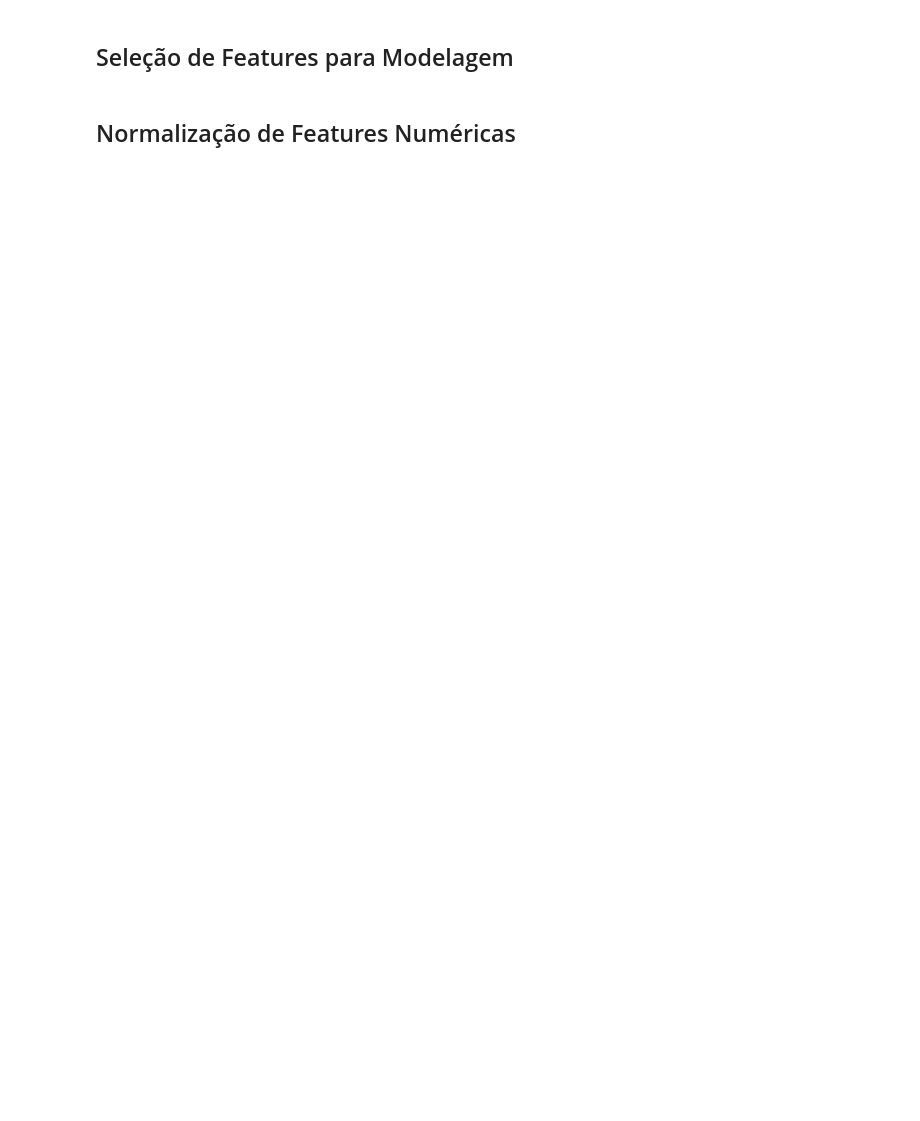
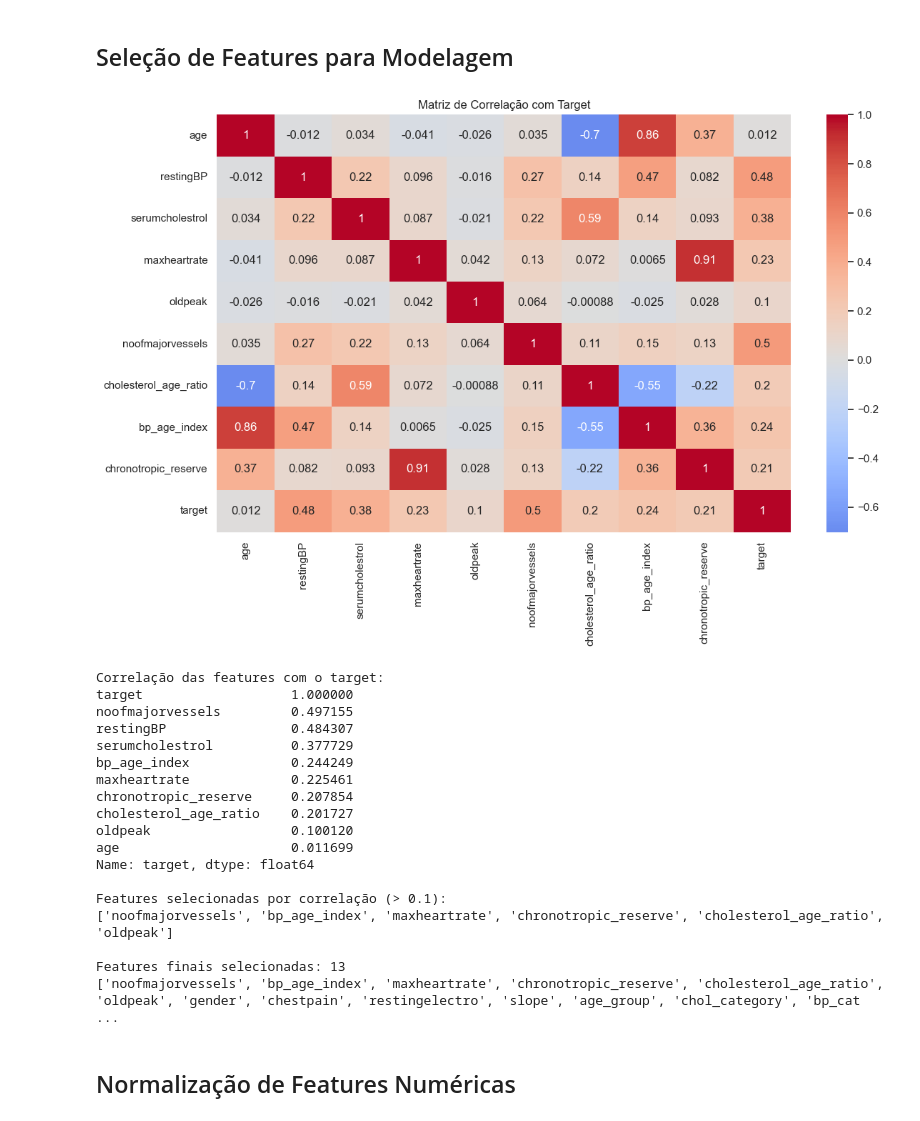
Before and after one commit to Eduardocin/ligia-group-challenge-2026, a Jupyter notebook: notebooks/2.1_feature_engineering.ipynb, the cells around one changed output. Drawn from its saved outputs; the diff is of its cells as text; code cells hidden in the pictures; blank space fills up the shorter version.

```diff
--- a/notebooks/2.1_feature_engineering.ipynb
+++ b/notebooks/2.1_feature_engineering.ipynb
@@ -39,4 +108,65 @@ Dataset: 1000 linhas x 14 colunas
 # %% [markdown]
 ## Seleção de Features para Modelagem
+# %%
+# Seleção de features baseada em correlação e importância
+
+# Correlação com o target
+numerical_features = ['age', 'restingBP', 'serumcholestrol', 'maxheartrate', 'oldpeak', 'noofmajorvessels', 'cholesterol_age_ratio', 'bp_age_index', 'chronotropic_reserve']
+correlation_matrix = df[numerical_features + ['target']].corr()
+
+plt.figure(figsize=(12, 8))
+sns.heatmap(correlation_matrix, annot=True, cmap='coolwarm', center=0)
+plt.title('Matriz de Correlação com Target')
+plt.tight_layout()
+plt.show()
+
+# Features com maior correlação absoluta com target
+target_corr = correlation_matrix['target'].abs().sort_values(ascending=False)
+print("Correlação das features com o target:")
+print(target_corr)
+
+# Seleção baseada em threshold de correlação
+correlation_threshold = 0.1
+selected_features_corr = target_corr[target_corr > correlation_threshold].index.tolist()
+selected_features_corr.remove('target')
+
+# Remover features originais se suas categorizações estiverem presentes
+if 'restingBP' in selected_features_corr:
+    selected_features_corr.remove('restingBP')
+if 'serumcholestrol' in selected_features_corr:
+    selected_features_corr.remove('serumcholestrol')
+if 'age' in selected_features_corr:
+    selected_features_corr.remove('age')
+
+print(f"\nFeatures selecionadas por correlação (> {correlation_threshold}):")
+print(selected_features_corr)
+
+# Features categóricas
+categorical_features = ['gender', 'chestpain', 'restingelectro', 'slope', 'age_group', 'chol_category', 'bp_category']
+
+# Lista final de features selecionadas
+selected_features = selected_features_corr + categorical_features
+print(f"\nFeatures finais selecionadas: {len(selected_features)}")
+print(selected_features)
+# %% [output]
+[figure, added]
+Correlação das features com o target:
+target                   1.000000
+noofmajorvessels         0.497155
+restingBP                0.484307
+serumcholestrol          0.377729
+bp_age_index             0.244249
+maxheartrate             0.225461
+chronotropic_reserve     0.207854
+cholesterol_age_ratio    0.201727
+oldpeak                  0.100120
+age                      0.011699
+Name: target, dtype: float64
+
+Features selecionadas por correlação (> 0.1):
+['noofmajorvessels', 'bp_age_index', 'maxheartrate', 'chronotropic_reserve', 'cholesterol_age_ratio', 'oldpeak']
+
+Features finais selecionadas: 13
+['noofmajorvessels', 'bp_age_index', 'maxheartrate', 'chronotropic_reserve', 'cholesterol_age_ratio', 'oldpeak', 'gender', 'chestpain', 'restingelectro', 'slope', 'age_group', 'chol_category', 'bp_cat ...
 # %% [markdown]
 ## Normalização de Features Numéricas
```
Also changed, not shown: parts of 6 cells of this notebook, 5 other files.
